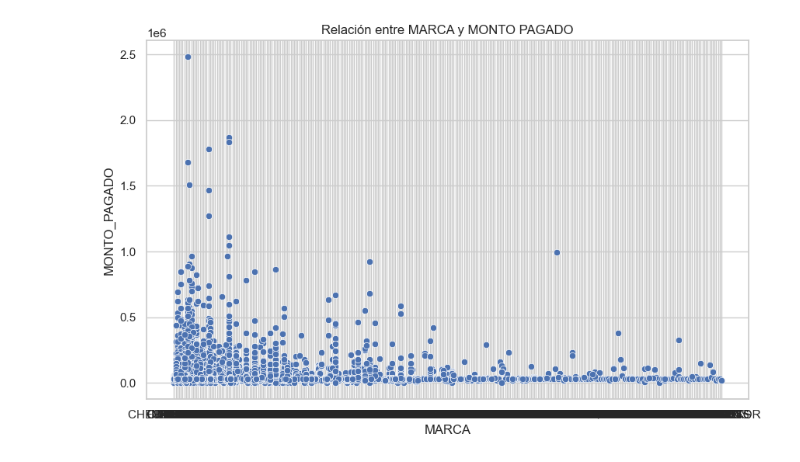
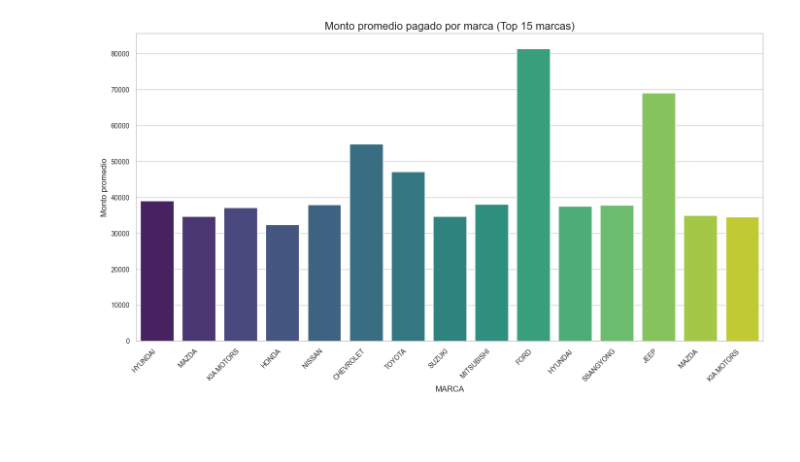
Before and after one commit to jorgeguerrerohidalgo/repositorio_permisos_circulacion_arica, a Jupyter notebook: estudio_permisos_circulacion_arica_2025.ipynb, the cells around one changed output. Drawn from its saved outputs; the diff is of its cells as text; code cells hidden in the pictures; blank space fills up the shorter version.

```diff
--- a/estudio_permisos_circulacion_arica_2025.ipynb
+++ b/estudio_permisos_circulacion_arica_2025.ipynb
@@ -32,3 +108,17 @@ df.head()
 # %%
-# Reemplazar espacios en nombres de columnas
+# Limpieza y preparación de los nombres de columnas
+print("Nombres de columnas originales:")
+print(df.columns.tolist())
+
+# Reemplazar espacios en nombres de columnas por guiones bajos
 df.columns = df.columns.str.replace(' ', '_')
+
+# Convertir todos los nombres de columnas a mayúsculas para mantener consistencia
+df.columns = df.columns.str.upper()
+
+print("\nNombres de columnas después de la limpieza:")
+print(df.columns.tolist())
+
+# Verificar posibles duplicados en el dataset
+duplicados = df.duplicated().sum()
+print(f"\nNúmero de filas duplicadas: {duplicados}")
@@ -113,13 +676,74 @@ plt.show()
 # %%
-# Relación entre variables
+# Análisis bivariado entre variables clave
+print("="*50)
+print("ANÁLISIS BIVARIADO")
+print("="*50)
 
-# Scatter plot entre dos variables
-sns.scatterplot(data=df, x='MARCA', y='MONTO_PAGADO')
-plt.title("Relación entre MARCA y MONTO PAGADO")
+# Relación entre MARCA y MONTO_PAGADO
+print("\n1. Relación entre MARCA y MONTO_PAGADO")
+
+# Calcular estadísticas por MARCA
+stats_por_marca = df.groupby('MARCA')['MONTO_PAGADO'].agg(['mean', 'median', 'std', 'count'])
+stats_por_marca = stats_por_marca.sort_values('count', ascending=False).head(15)  # Top 15 marcas
+print(stats_por_marca)
+
+# Gráfico de barras para monto promedio por marca
+plt.figure(figsize=(14, 8))
+sns.barplot(x=stats_por_marca.index, y=stats_por_marca['mean'], palette='viridis')
+plt.title("Monto promedio pagado por marca (Top 15 marcas)", fontsize=16)
+plt.xticks(rotation=45, ha='right')
+plt.ylabel("Monto promedio")
+plt.tight_layout()
 plt.show()
 
-# Boxplot para ver distribución por categoría
-sns.boxplot(data=df, x='MARCA', y='MONTO_PAGADO')
-plt.title("Boxplot por categoría")
+# Boxplot para distribución por marca
+plt.figure(figsize=(16, 8))
+top_marcas = df['MARCA'].value_counts().head(10).index.tolist()
+sns.boxplot(data=df[df['MARCA'].isin(top_marcas)], x='MARCA', y='MONTO_PAGADO', palette='Set3')
+plt.title("Distribución de MONTO_PAGADO por MARCA (Top 10 marcas)", fontsize=16)
+plt.xticks(rotation=45, ha='right')
+plt.tight_layout()
 plt.show()
+
+# Análisis entre TIPO_VEHICULO y MONTO_PAGADO
+print("\n2. Relación entre TIPO_VEHICULO y MONTO_PAGADO")
+
+# Calcular estadísticas por TIPO_VEHICULO
+stats_por_tipo = df.groupby('TIPO_VEHICULO')['MONTO_PAGADO'].agg(['mean', 'median', 'std', 'count'])
+stats_por_tipo = stats_por_tipo.sort_values('count', ascending=False)
+print(stats_por_tipo)
+
+# Gráfico de barras para monto promedio por tipo de vehículo
+plt.figure(figsize=(14, 8))
+sns.barplot(x=stats_por_tipo.index, y=stats_por_tipo['mean'], palette='viridis')
+plt.title("Monto promedio pagado por tipo de vehículo", fontsize=16)
+plt.xticks(rotation=45, ha='right')
+plt.ylabel("Monto promedio")
+plt.tight_layout()
+plt.show()
+
+# Relación entre AÑO_FABRI. y MONTO_PAGADO
+print("\n3. Relación entre AÑO_FABRI. y MONTO_PAGADO")
+
+# Agrupar por año de fabricación
+stats_por_anio = df.groupby('AÑO_FABRI.')['MONTO_PAGADO'].agg(['mean', 'median', 'std', 'count'])
+stats_por_anio = stats_por_anio.sort_index()
+print(stats_por_anio.tail(10))  # Mostrar últimos 10 años
+
+# Gráfico de línea para tendencia por año
+plt.figure(figsize=(14, 8))
+plt.plot(stats_por_anio.index, stats_por_anio['mean'], marker='o', linewidth=2)
+plt.title("Evolución del monto promedio pagado por año de fabricación", fontsize=16)
+plt.xlabel("Año de fabricación")
+plt.ylabel("Monto promedio")
+plt.grid(True, alpha=0.3)
+plt.tight_layout()
+plt.show()
+
+# Gráfico de dispersión entre año y monto
+plt.figure(figsize=(14, 8))
+sns.scatterplot(data=df, x='AÑO_FABRI.', y='MONTO_PAGADO', alpha=0.5)
+plt.title("Relación entre año de fabricación y monto pagado", fontsize=16)
+plt.tight_layout()
+plt.show()
 # %% [output]
@@ -126 +770 @@ plt.show()
-[figure, old version]
+[figure, new version]
```
Also changed, not shown: parts of 31 cells of this notebook.
